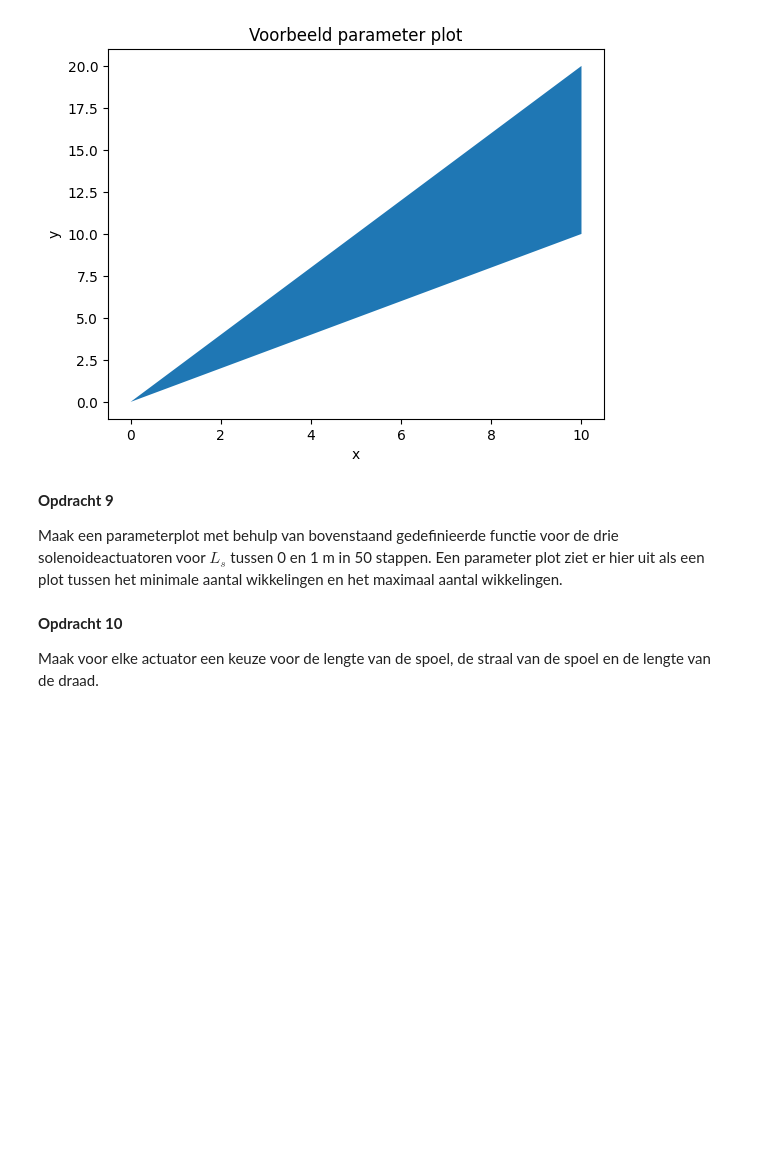
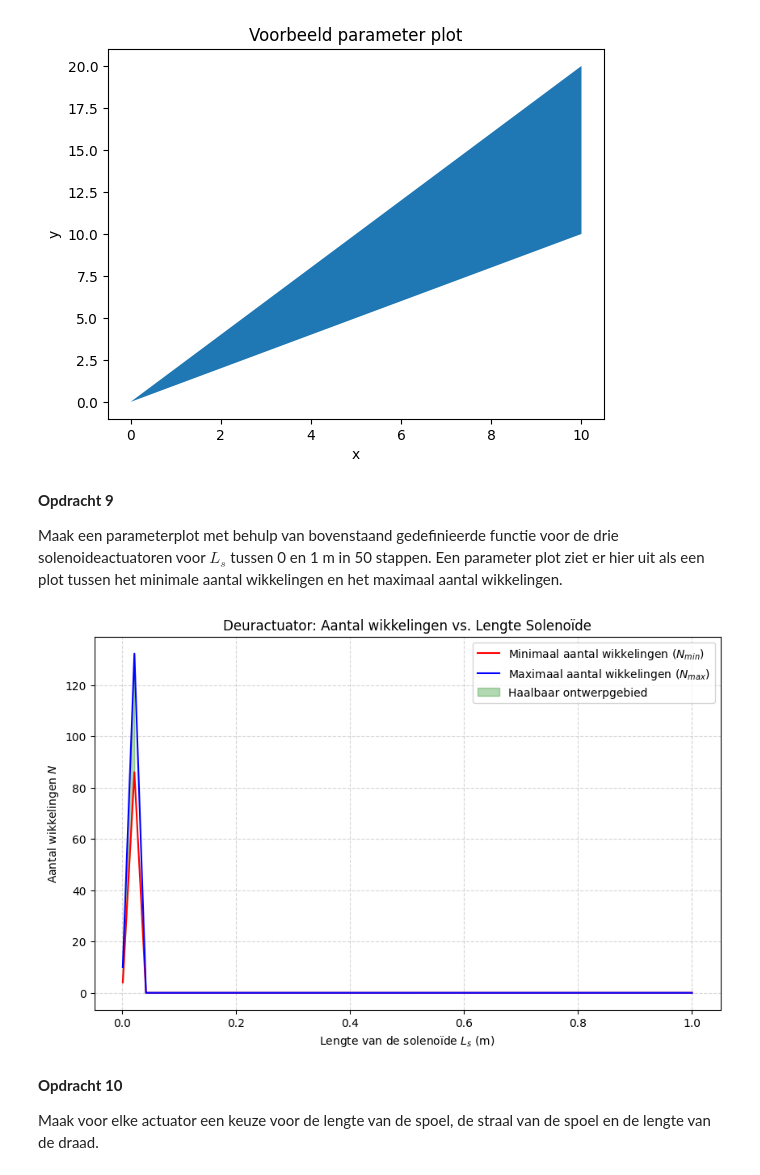
Before and after one commit to lwilt-dot/opdrachten-DEF-D, a Jupyter notebook: 2KrachtactuatorOpdracht/KrachtactuatorOpdracht.ipynb, the cells around one changed output. Saved outputs shown, nothing was run; the diff lists cells and outputs as text; code cells hidden in the pictures; blank space fills up the shorter version.

Commit message:
Aanpassing opdracht 9

```diff
--- a/2KrachtactuatorOpdracht/KrachtactuatorOpdracht.ipynb
+++ b/2KrachtactuatorOpdracht/KrachtactuatorOpdracht.ipynb
@@ -130,7 +130,7 @@ F = 40
 V = 9
 rs = 0.01
 I = 0.5
-rd = 0.1e-3/2
+rd = (0.1e-3)/2
 rho = 1.7e-8
 
 A_draad = np.pi*(rd)**2
@@ -195,6 +198,93 @@ Text(0, 0.5, 'y')
 **Opdracht 9**
 
 Maak een parameterplot met behulp van bovenstaand gedefinieerde functie voor de drie solenoideactuatoren voor $L_s$ tussen 0 en 1 m in 50 stappen. Een parameter plot ziet er hier uit als een plot tussen het minimale aantal wikkelingen en het maximaal aantal wikkelingen.
+# %%
+import numpy as np
+import matplotlib.pyplot as plt
+
+mu_0 = 4 * np.pi * 1e-7
+rho = 1.7e-8
+
+def aantal_wikkelingen(L_s, r_s, r_d, I, V, F, mu_r=50000):
+    """
+    Berekent min en max aantal wikkelingen voor solenoïde actuator.
+
+    Parameters:
+    L_s : lengte spoel (m)
+    r_s : straal spoel (m)
+    r_d : straal draad (m)
+    I   : stroom (A)
+    V   : spanning (V)
+    F   : benodigde kracht (N)
+    mu_r: relatieve permeabiliteit kern
+    """
+
+    # Minimum aantal wikkelingen (kracht eis)
+    N_min = (L_s / I) * np.sqrt(2 * F / (mu_0 * np.pi * r_s**2 * (mu_r - 1)))
+
+    # Maximum door draaddikte (1 laag)
+    N_max_dikte = L_s / (2 * r_d)
+
+    # Maximum door draadlengte (weerstand)
+    R = V / I
+    A_draad = np.pi * r_d**2
+    L_draad_max = (R * A_draad) / rho
+    N_max_lengte = L_draad_max / (2 * np.pi * r_s)
+
+    N_max = min(N_max_dikte, N_max_lengte)
+
+    # Check of ontwerp mogelijk is
+    if N_min > N_max:
+        return 'NaN', 'NaN'
+
+    return N_min, N_max
+
+
+# Deuractuator parameters (uit opdracht 6)
+F = 40          # N
+V = 9           # volt
+r_s = 0.01      # straal spoel (m)
+r_d = 0.00005   # straal draad (m) (0.1 mm diameter / 2 = 0.05 mm)
+I = 0.5         # A
+mu_r = 50000
+
+# L_s range van 0.001 tot 1 m in 50 stappen
+L_s_range = np.linspace(0.001, 1, 50)
+
+# Lijsten om de resultaten in op te slaan
+n_min_array = np.array([])
+n_max_array = np.array([])
+
+# Loop door de lengtes en bereken de grenzen per stap
+for Ls in L_s_range:
+    n_min, n_max = aantal_wikkelingen(Ls, r_s, r_d, I, V, F, mu_r)
+
+    # Als er geen oplossing is zetten we de waarden op 0 voor de plot
+    if n_min == 'NaN':
+        n_min_array = np.append(n_min_array, 0)
+        n_max_array = np.append(n_max_array, 0)
+    else:
+        n_min_array = np.append(n_min_array, n_min)
+        n_max_array = np.append(n_max_array, n_max)
+
+# Plot
+plt.figure(figsize=(10, 6))
+plt.plot(L_s_range, n_min_array, label='Minimaal aantal wikkelingen ($N_{min}$)', color='red')
+plt.plot(L_s_range, n_max_array, label='Maximaal aantal wikkelingen ($N_{max}$)', color='blue')
+
+# Vul het haalbare gebied (waar N_max > N_min)
+plt.fill_between(L_s_range, n_min_array, n_max_array,
+                 where=(n_max_array > n_min_array),
+                 color='green', alpha=0.3, label='Haalbaar ontwerpgebied')
+
+plt.title("Deuractuator: Aantal wikkelingen vs. Lengte Solenoïde")
+plt.xlabel("Lengte van de solenoïde $L_s$ (m)")
+plt.ylabel("Aantal wikkelingen $N$")
+plt.grid(True, linestyle='--', alpha=0.5)
+plt.legend()
+plt.show()
+# %% [output]
+[figure, added]
 # %% [markdown]
 **Opdracht 10**
 
```
Also changed, not shown: parts of 1 cell of this notebook.
